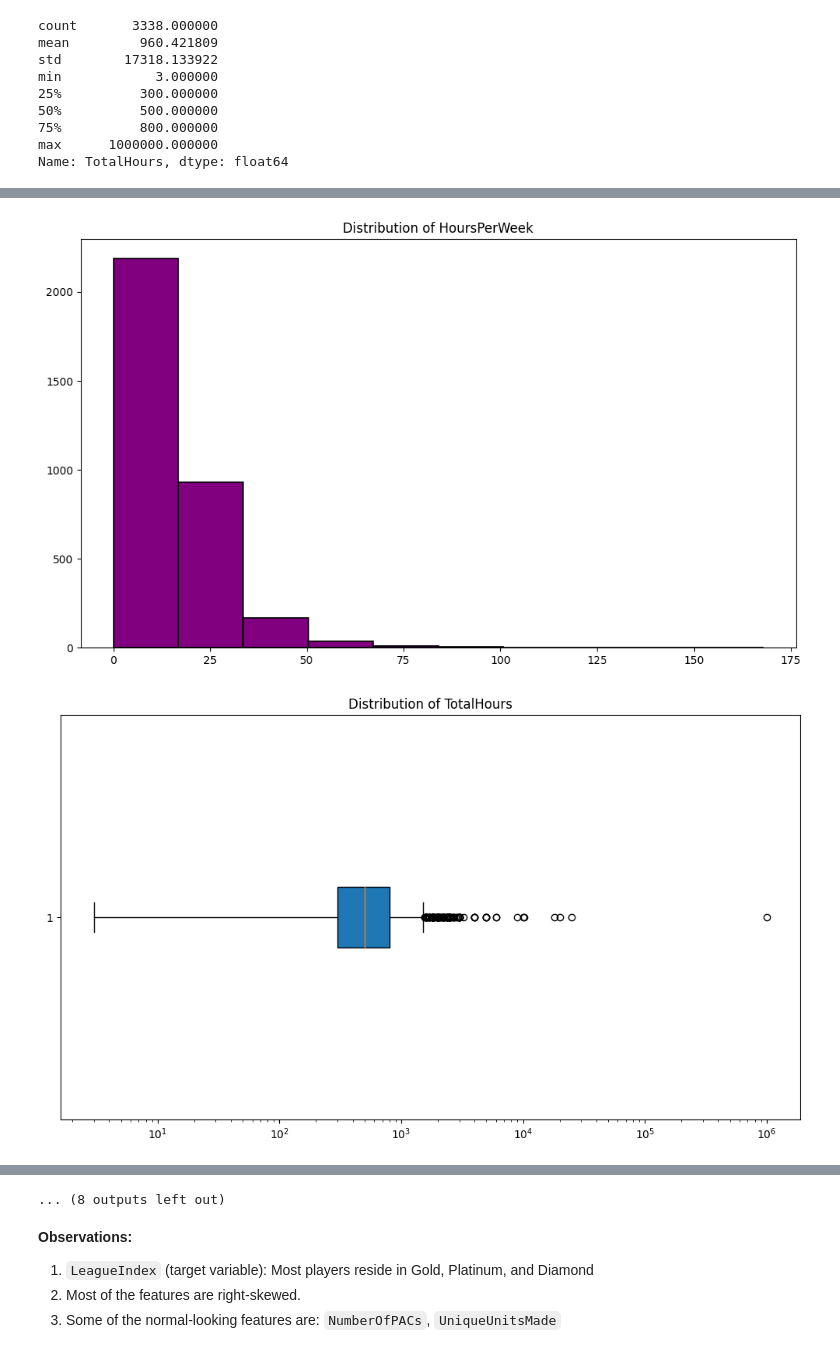
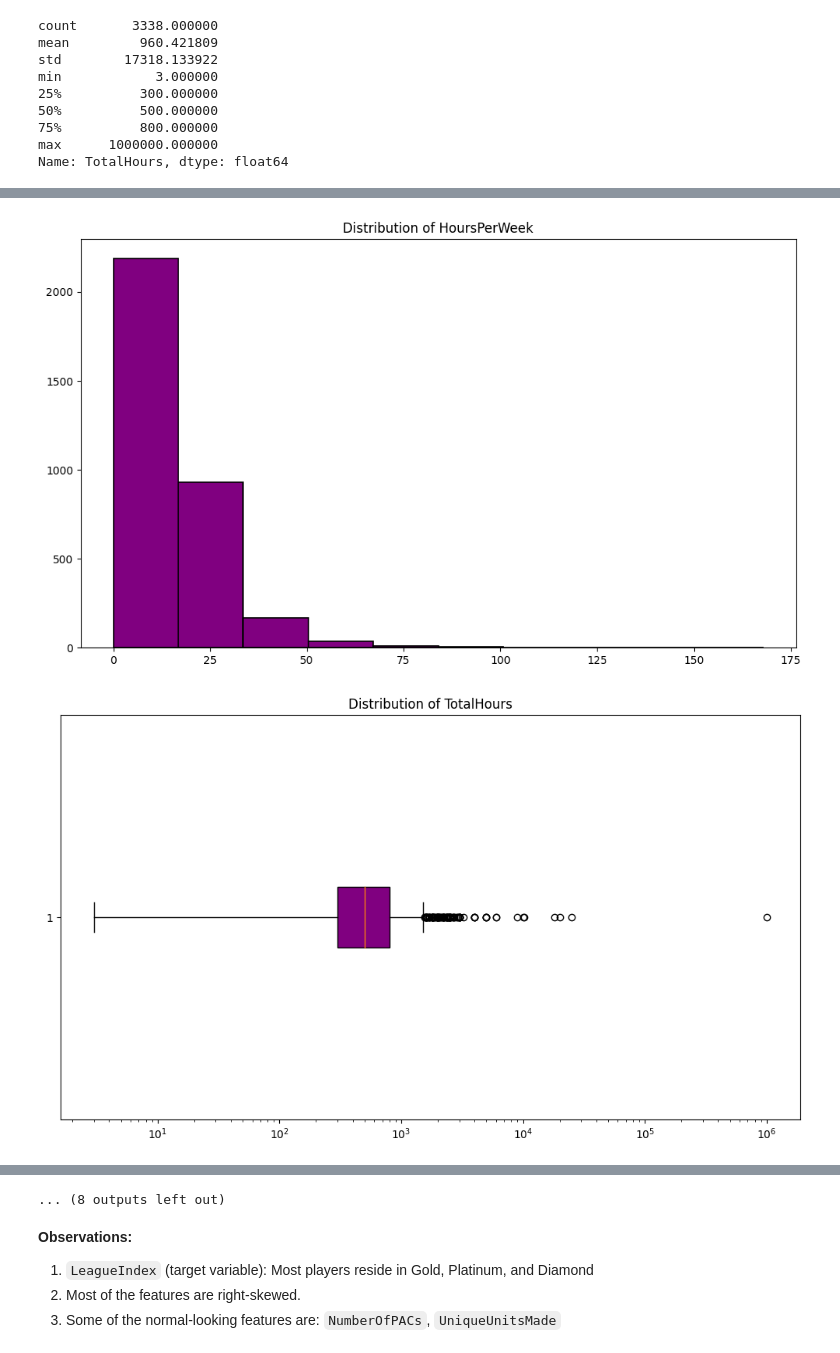
Before and after one commit to 5cminsuhlim/DSAN5300Proj, a Jupyter notebook: ml/svm_rf_xgb.ipynb, the cells around one changed output, grey strips where cells are left out. Saved outputs shown, nothing was run; the diff lists cells and outputs as text; code cells hidden in the pictures.

Commit message:
update EDA
-fix boxplot color scheme

```diff
--- a/ml/svm_rf_xgb.ipynb
+++ b/ml/svm_rf_xgb.ipynb
@@ -196,29 +196,29 @@ Name: TotalHours, dtype: float64
 # %%
 for i, column in enumerate(df.columns):
   plt.figure(figsize=(10, 6))
 
   # arbitrarily checking if column is categorical / ordinal / discrete
   if df[column].dtype == 'object' or df[column].nunique() < 10:
     values = sorted(df[column].unique())
     plt.hist(df[column], bins=np.arange(min(values) - 0.5, max(values) + 1.5, 1),
              color='purple', edgecolor='black', linewidth=1.2)
     plt.xticks(values) # set xticks to match discrete values
   else:
     if column == 'TotalHours':
-      plt.boxplot(df[column], vert=False, patch_artist=True)
+      plt.boxplot(df[column], boxprops=dict(facecolor='purple'), vert=False, patch_artist=True)
       plt.xscale('log')
     else:
       plt.hist(df[column], color='purple', edgecolor='black', linewidth=1.2)
 
   plt.title(f"Distribution of {column}", size=12)
   plt.grid(False) # grid off
   plt.tight_layout()
   plt.show()
 # %% [output]
 [figure]
 [figure]
 [figure]
-[figure, old version]
+[figure, new version]
 [figure]
 [figure]
 [figure]
```
